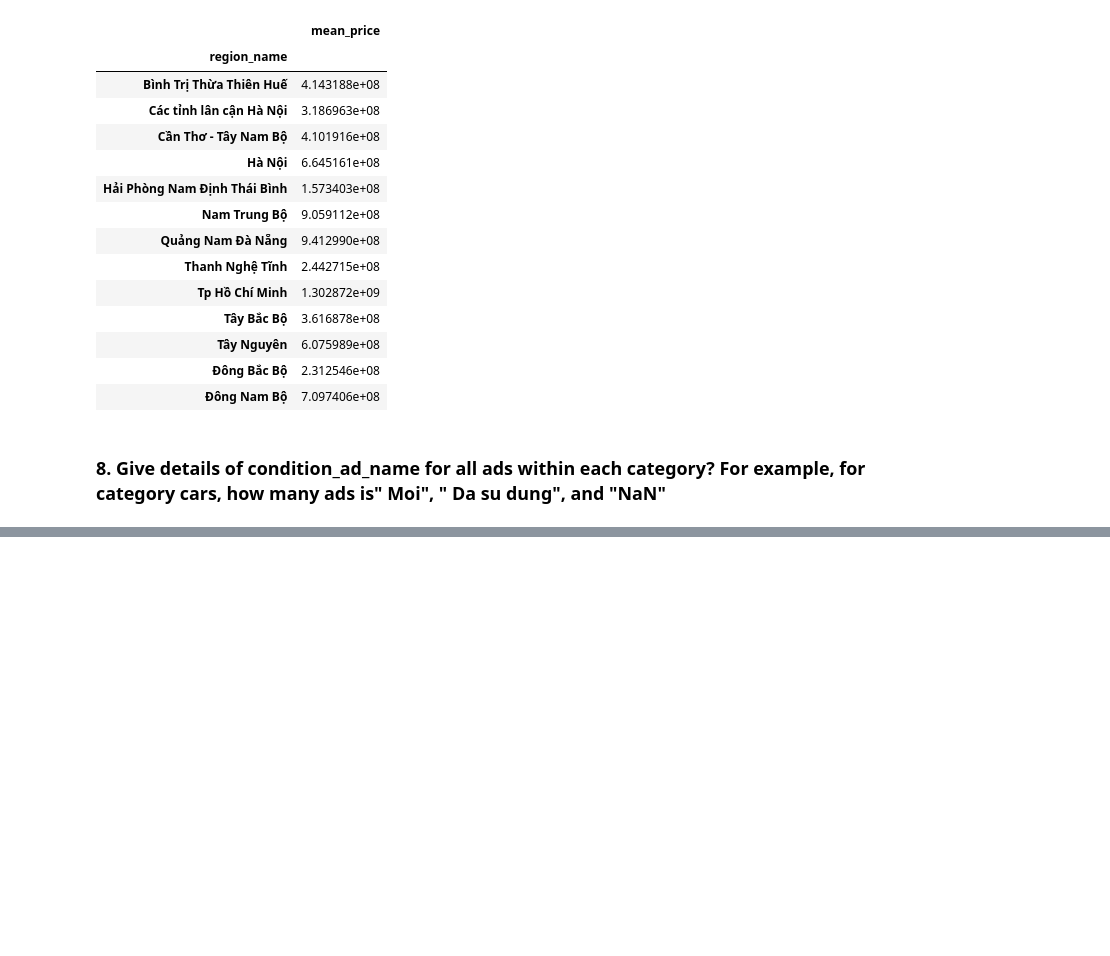
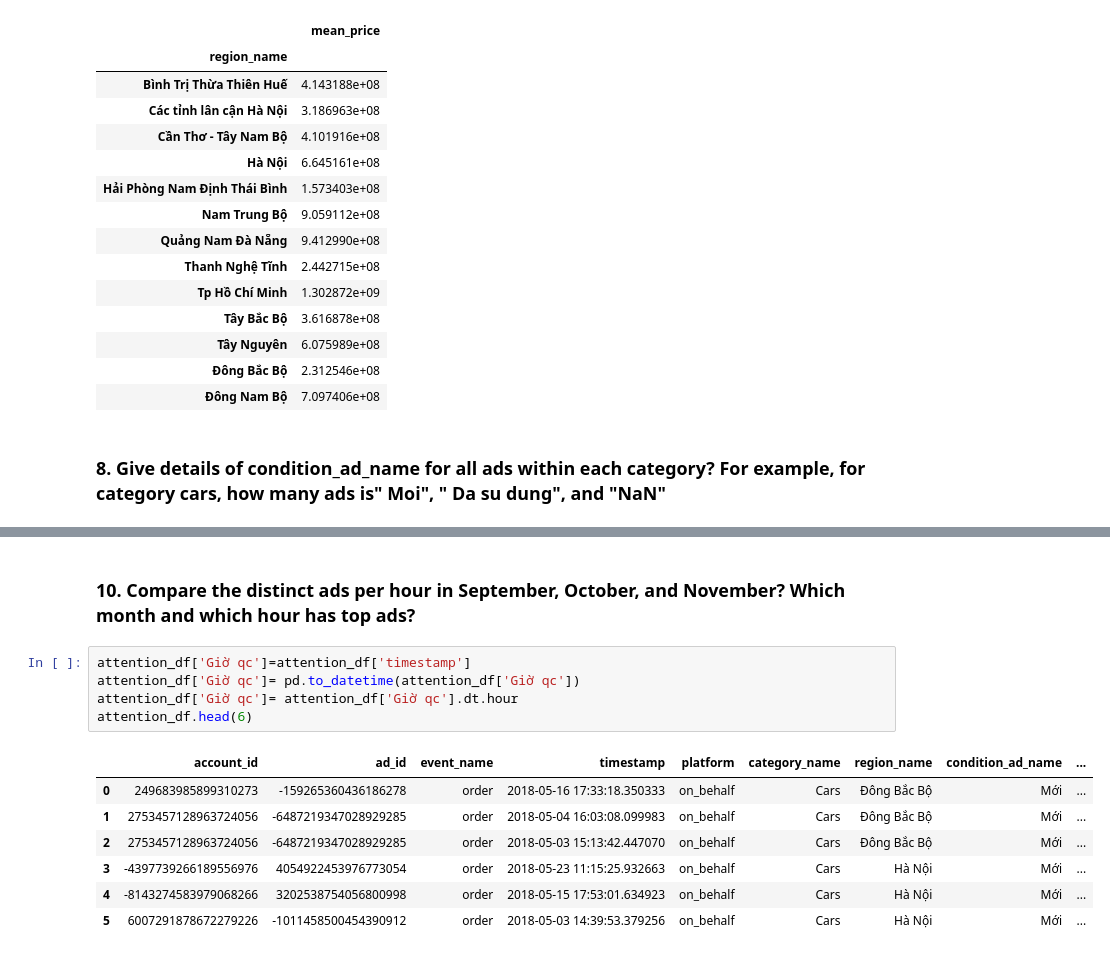
Before and after one commit to datacuriosity/MCI_Python_28S_Level_1, a Jupyter notebook: Assignments/Session_04/trinhtrinh.pandas1.ipynb, the cells around one changed output, grey strips where cells are left out. Drawn from its saved outputs; the diff is of its cells as text; blank space fills up the shorter version.

```diff
--- a/Assignments/Session_04/trinhtrinh.pandas1.ipynb
+++ b/Assignments/Session_04/trinhtrinh.pandas1.ipynb
@@ -205,0 +290,15 @@ SyntaxError: invalid syntax (<ipython-input-57-807916109570>, line 1)
+# %% [markdown]
+### 10. Compare the distinct ads per hour in September, October, and November? Which month and which hour has top ads?
+# %%
+attention_df['Giờ qc']=attention_df['timestamp']
+attention_df['Giờ qc']= pd.to_datetime(attention_df['Giờ qc'])
+attention_df['Giờ qc']= attention_df['Giờ qc'].dt.hour
+attention_df.head(6)
+# %% [output]
+|  | account_id | ad_id | event_name | timestamp | platform | category_name | region_name | condition_ad_name | ... |
+| 0 | 249683985899310273 | -159265360436186278 | order | 2018-05-16 17:33:18.350333 | on_behalf | Cars | Đông Bắc Bộ | Mới | ... |
+| 1 | 2753457128963724056 | -6487219347028929285 | order | 2018-05-04 16:03:08.099983 | on_behalf | Cars | Đông Bắc Bộ | Mới | ... |
+| 2 | 2753457128963724056 | -6487219347028929285 | order | 2018-05-03 15:13:42.447070 | on_behalf | Cars | Đông Bắc Bộ | Mới | ... |
+| 3 | -4397739266189556976 | 4054922453976773054 | order | 2018-05-23 11:15:25.932663 | on_behalf | Cars | Hà Nội | Mới | ... |
+| 4 | -8143274583979068266 | 3202538754056800998 | order | 2018-05-15 17:53:01.634923 | on_behalf | Cars | Hà Nội | Mới | ... |
+| 5 | 6007291878672279226 | -1011458500454390912 | order | 2018-05-03 14:39:53.379256 | on_behalf | Cars | Hà Nội | Mới | ... |
```
Also changed, not shown: parts of 14 cells of this notebook.
